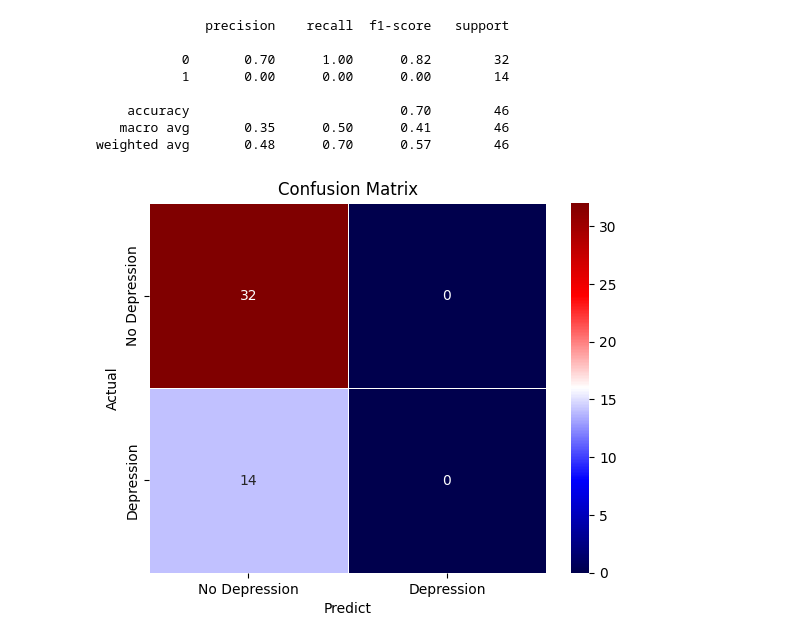
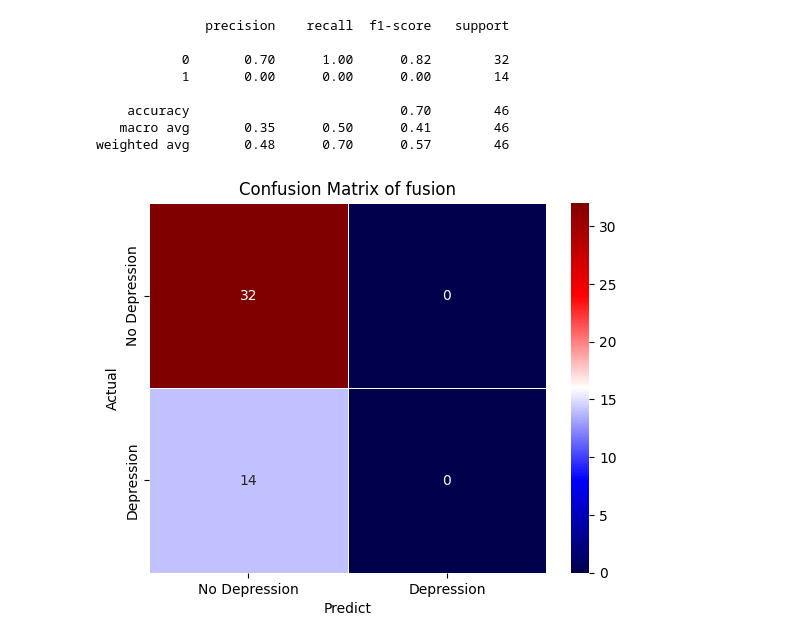
Before and after one commit to pongsapaks/Detection-depression, a Jupyter notebook: Fusion_network.ipynb, the cells around one changed output. Drawn from its saved outputs; the diff is of its cells as text; code cells hidden in the pictures.

```diff
--- a/Fusion_network.ipynb
+++ b/Fusion_network.ipynb
@@ -105,10 +119,10 @@ weighted avg       0.48      0.70      0.57        46
 # %%
 y_true_label = ['No Depression' , 'Depression']
 y_pred_label = ['No Depression' , 'Depression']
 cm = confusion_matrix(Y_true, argmax_prd)
 ax = sns.heatmap(cm, annot = True, cmap = 'seismic',xticklabels = y_pred_label, yticklabels = y_true_label, linewidth=.5, )
 ax.set(xlabel='Predict',ylabel='Actual')
-plt.title('Confusion Matrix')
+plt.title('Confusion Matrix of fusion')
 plt.show()
 # %% [output]
-[figure, old version]
+[figure, new version]
```
Also changed, not shown: parts of 9 cells of this notebook.
